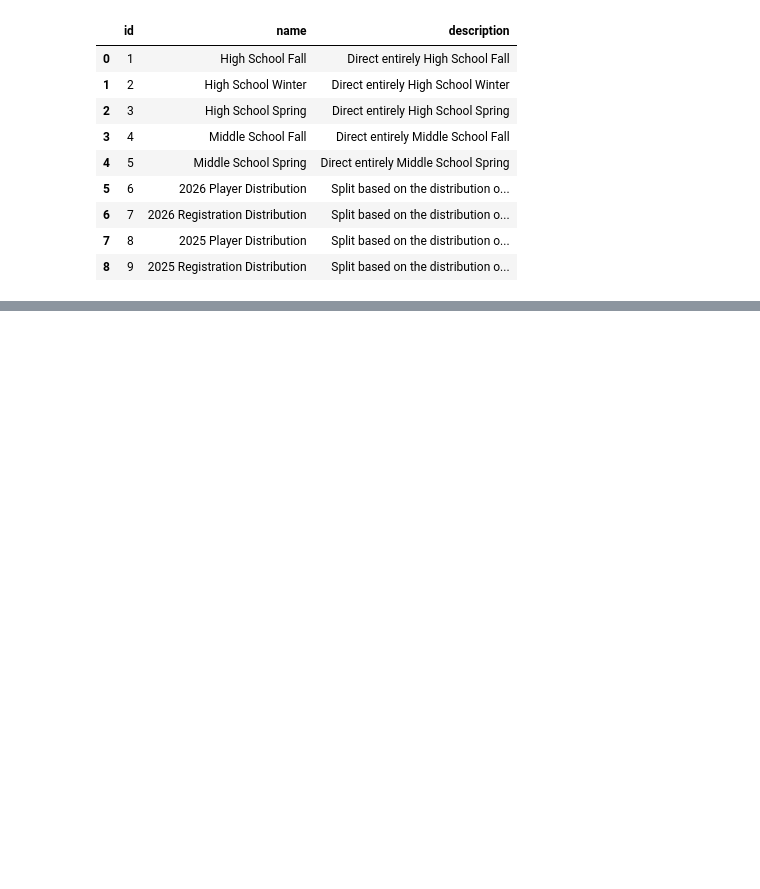
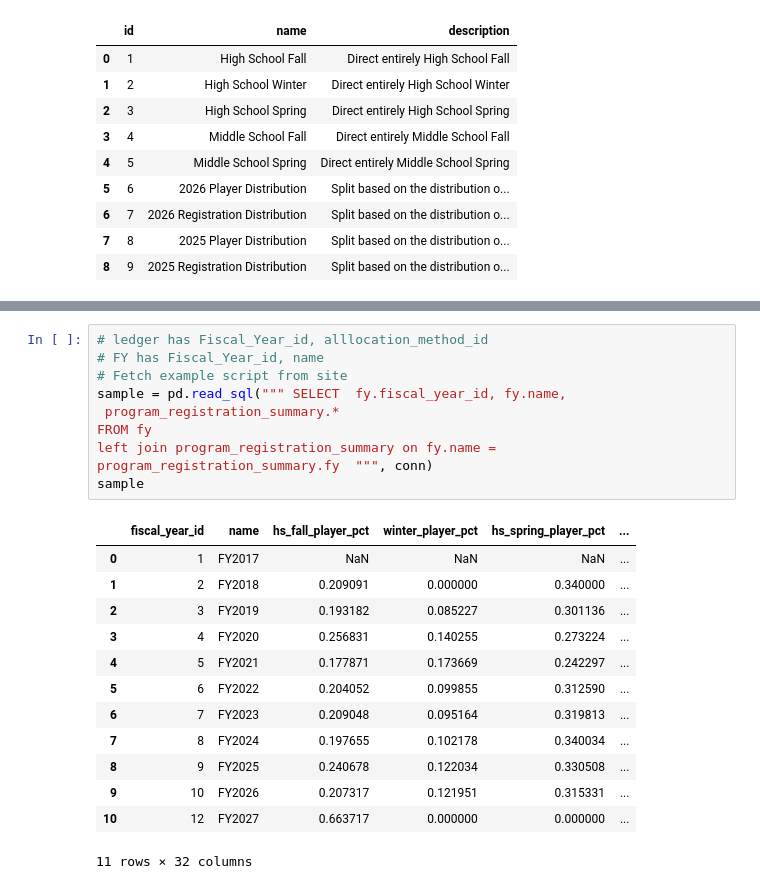
Before and after one commit to tmw4d/accounting_app, a Jupyter notebook: Data Exploration.ipynb, the cells around one changed output, grey strips where cells are left out. Saved outputs shown, nothing was run; the diff lists cells and outputs as text; blank space fills up the shorter version.

```diff
--- a/Data Exploration.ipynb
+++ b/Data Exploration.ipynb
@@ -201,0 +700,23 @@ sample
+# %%
+# ledger has Fiscal_Year_id, alllocation_method_id
+# FY has Fiscal_Year_id, name
+# Fetch example script from site
+sample = pd.read_sql(""" SELECT  fy.fiscal_year_id, fy.name,
+ program_registration_summary.*
+FROM fy
+left join program_registration_summary on fy.name = program_registration_summary.fy  """, conn)
+sample
+# %% [output]
+|  | fiscal_year_id | name | hs_fall_player_pct | winter_player_pct | hs_spring_player_pct | ... |
+| 0 | 1 | FY2017 | NaN | NaN | NaN | ... |
+| 1 | 2 | FY2018 | 0.209091 | 0.000000 | 0.340000 | ... |
+| 2 | 3 | FY2019 | 0.193182 | 0.085227 | 0.301136 | ... |
+| 3 | 4 | FY2020 | 0.256831 | 0.140255 | 0.273224 | ... |
+| 4 | 5 | FY2021 | 0.177871 | 0.173669 | 0.242297 | ... |
+| 5 | 6 | FY2022 | 0.204052 | 0.099855 | 0.312590 | ... |
+| 6 | 7 | FY2023 | 0.209048 | 0.095164 | 0.319813 | ... |
+| 7 | 8 | FY2024 | 0.197655 | 0.102178 | 0.340034 | ... |
+| 8 | 9 | FY2025 | 0.240678 | 0.122034 | 0.330508 | ... |
+| 9 | 10 | FY2026 | 0.207317 | 0.121951 | 0.315331 | ... |
+| 10 | 12 | FY2027 | 0.663717 | 0.000000 | 0.000000 | ... |
+11 rows × 32 columns
```
Also changed, not shown: parts of 28 cells of this notebook, 7 other files.
